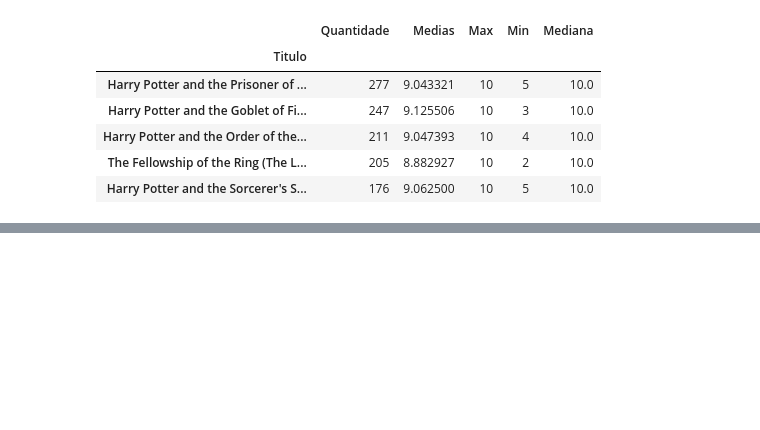
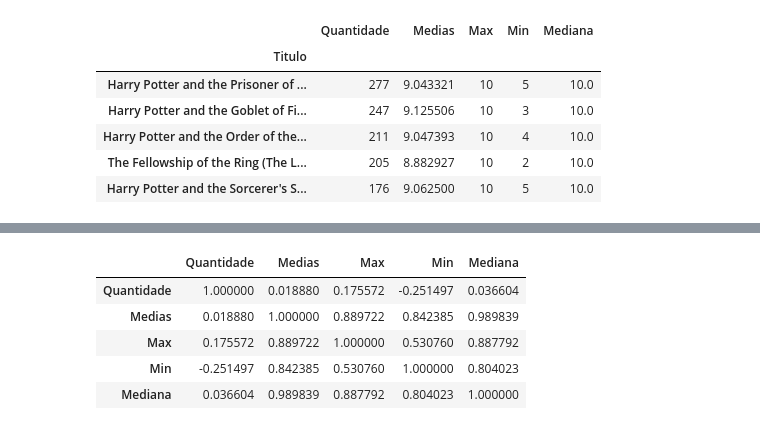
Before and after one commit to brunnabrito/Sistema-de-recomenda-o-com-Python, a Jupyter notebook: Machine_Learning_|_Sistema_de_recomendação_com_Python.ipynb, the cells around one changed output, grey strips where cells are left out. Cells and saved outputs as stored; diff of their text form; code cells hidden in the pictures; blank space fills up the shorter version.

```diff
--- a/Machine_Learning_|_Sistema_de_recomendação_com_Python.ipynb
+++ b/Machine_Learning_|_Sistema_de_recomendação_com_Python.ipynb
@@ -382,3 +382,13 @@ px.scatter(
 )
 # %% [output]
 [interactive output not drawn]
+# %%
+# Correlação
+Analise.corr()
+# %% [output]
+|  | Quantidade | Medias | Max | Min | Mediana |
+| Quantidade | 1.000000 | 0.018880 | 0.175572 | -0.251497 | 0.036604 |
+| Medias | 0.018880 | 1.000000 | 0.889722 | 0.842385 | 0.989839 |
+| Max | 0.175572 | 0.889722 | 1.000000 | 0.530760 | 0.887792 |
+| Min | -0.251497 | 0.842385 | 0.530760 | 1.000000 | 0.804023 |
+| Mediana | 0.036604 | 0.989839 | 0.887792 | 0.804023 | 1.000000 |
```
